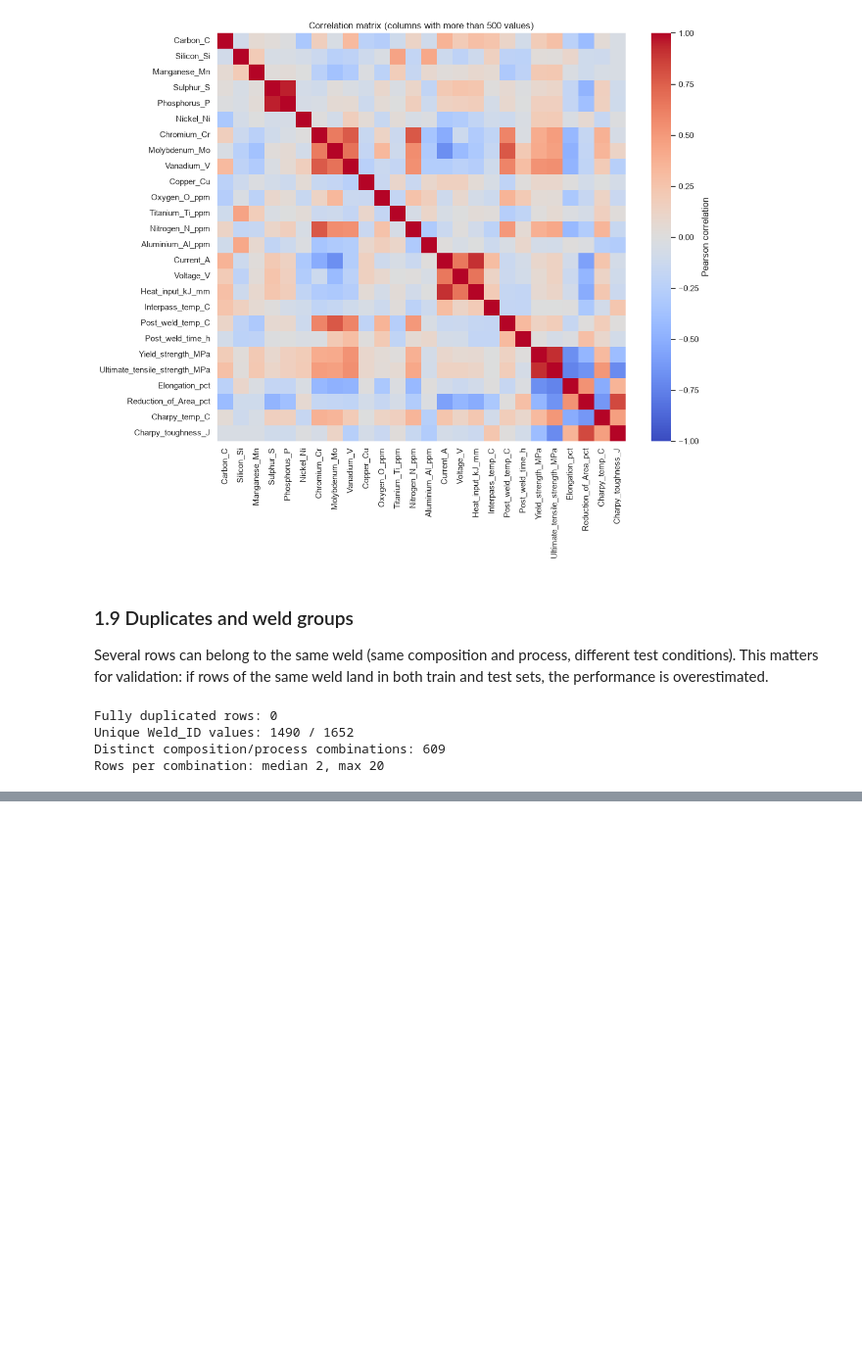
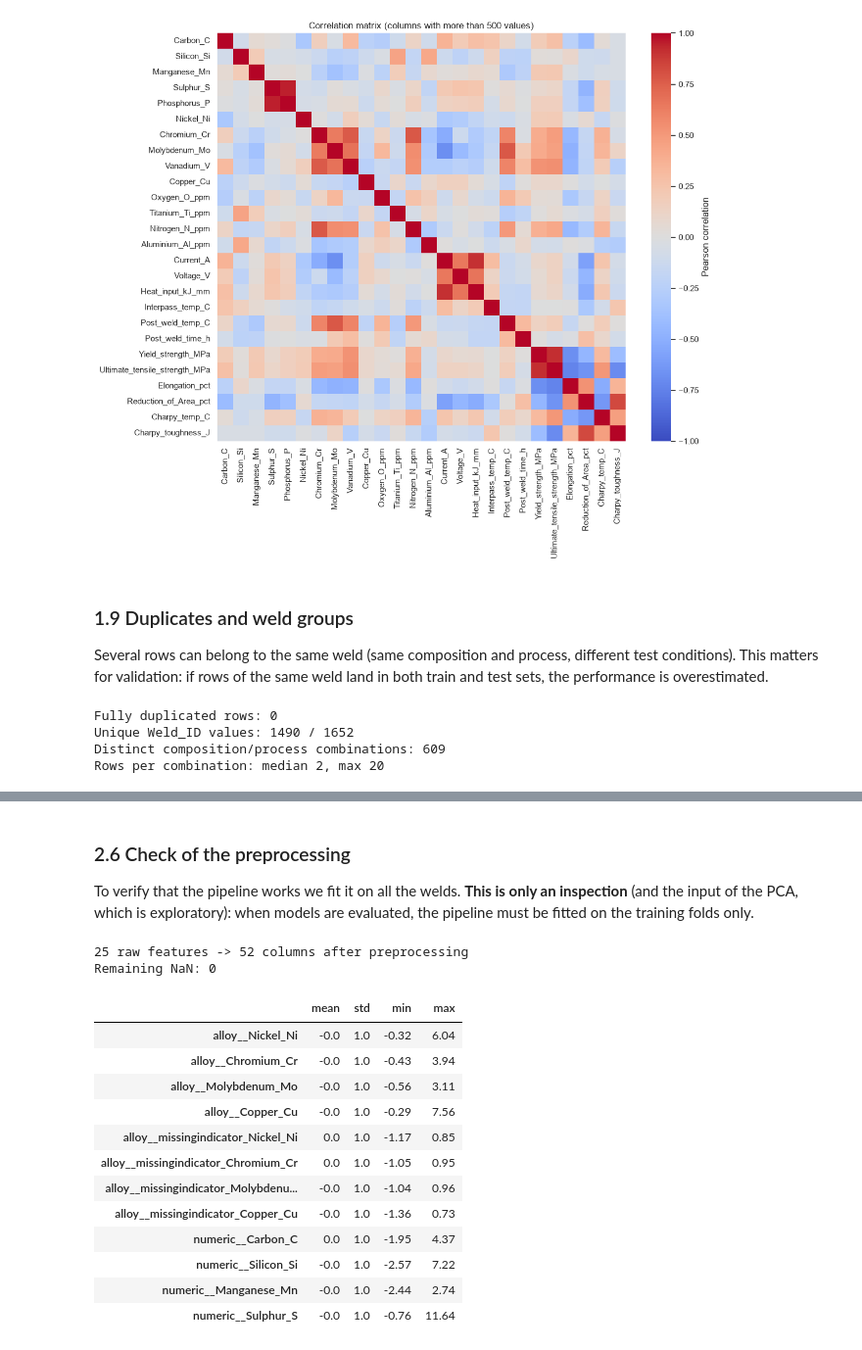
Before and after one commit to andredemedeiros/weld-quality-prediction, a Jupyter notebook: ml_project_nico.ipynb, the cells around one changed output, grey strips where cells are left out. Shown at 98% size. Saved outputs shown, nothing was run; the diff lists cells and outputs as text; code cells hidden in the pictures; blank space fills up the shorter version.

```diff
--- a/ml_project_nico.ipynb
+++ b/ml_project_nico.ipynb
@@ -290,0 +433,32 @@ Rows per combination: median 2, max 20
+# %%
+from sklearn.compose import ColumnTransformer
+from sklearn.impute import SimpleImputer
+from sklearn.pipeline import Pipeline
+from sklearn.preprocessing import OneHotEncoder, StandardScaler
+
+alloy_cols_all = ["Nickel_Ni", "Chromium_Cr", "Molybdenum_Mo", "Copper_Cu"]
+categorical_features_all = ["AC_DC", "Electrode_Pos_Neg", "Type_of_weld"]
+
+
+def make_preprocessor(feature_list):
+    alloy = [c for c in alloy_cols_all if c in feature_list]
+    categorical = [c for c in categorical_features_all if c in feature_list]
+    numeric = [c for c in feature_list if c not in alloy + categorical]
+    return ColumnTransformer([
+        ("alloy", Pipeline([
+            ("impute", SimpleImputer(strategy="constant", fill_value=0, add_indicator=True)),
+            ("scale", StandardScaler()),
+        ]), alloy),
+        ("numeric", Pipeline([
+            ("impute", SimpleImputer(strategy="median", add_indicator=True)),
+            ("scale", StandardScaler()),
+        ]), numeric),
+        ("categorical", Pipeline([
+            ("impute", SimpleImputer(strategy="constant", fill_value="missing")),
+            ("onehot", OneHotEncoder(handle_unknown="ignore", sparse_output=False)),
+        ]), categorical),
+    ]).set_output(transform="pandas")
+
+
+preprocessor = make_preprocessor(features)
+preprocessor
@@ -290,0 +483,27 @@ Rows per combination: median 2, max 20
+# %% [markdown]
+### 2.6 Check of the preprocessing
+
+To verify that the pipeline works we fit it on all the welds. **This is only an inspection** (and the input of the PCA, which is exploratory): when models are evaluated, the pipeline must be fitted on the training folds only.
+# %%
+X_t = preprocessor.fit_transform(X)
+
+print(f"{X.shape[1]} raw features -> {X_t.shape[1]} columns after preprocessing")
+print(f"Remaining NaN: {int(X_t.isna().sum().sum())}")
+
+X_t.describe().T[["mean", "std", "min", "max"]].round(2).head(12)
+# %% [output]
+25 raw features -> 52 columns after preprocessing
+Remaining NaN: 0
+|  | mean | std | min | max |
+| alloy__Nickel_Ni | -0.0 | 1.0 | -0.32 | 6.04 |
+| alloy__Chromium_Cr | -0.0 | 1.0 | -0.43 | 3.94 |
+| alloy__Molybdenum_Mo | -0.0 | 1.0 | -0.56 | 3.11 |
+| alloy__Copper_Cu | -0.0 | 1.0 | -0.29 | 7.56 |
+| alloy__missingindicator_Nickel_Ni | 0.0 | 1.0 | -1.17 | 0.85 |
+| alloy__missingindicator_Chromium_Cr | 0.0 | 1.0 | -1.05 | 0.95 |
+| alloy__missingindicator_Molybdenu... | -0.0 | 1.0 | -1.04 | 0.96 |
+| alloy__missingindicator_Copper_Cu | -0.0 | 1.0 | -1.36 | 0.73 |
+| numeric__Carbon_C | 0.0 | 1.0 | -1.95 | 4.37 |
+| numeric__Silicon_Si | -0.0 | 1.0 | -2.57 | 7.22 |
+| numeric__Manganese_Mn | -0.0 | 1.0 | -2.44 | 2.74 |
+| numeric__Sulphur_S | -0.0 | 1.0 | -0.76 | 11.64 |
```
Also changed, not shown: parts of 22 cells of this notebook.
